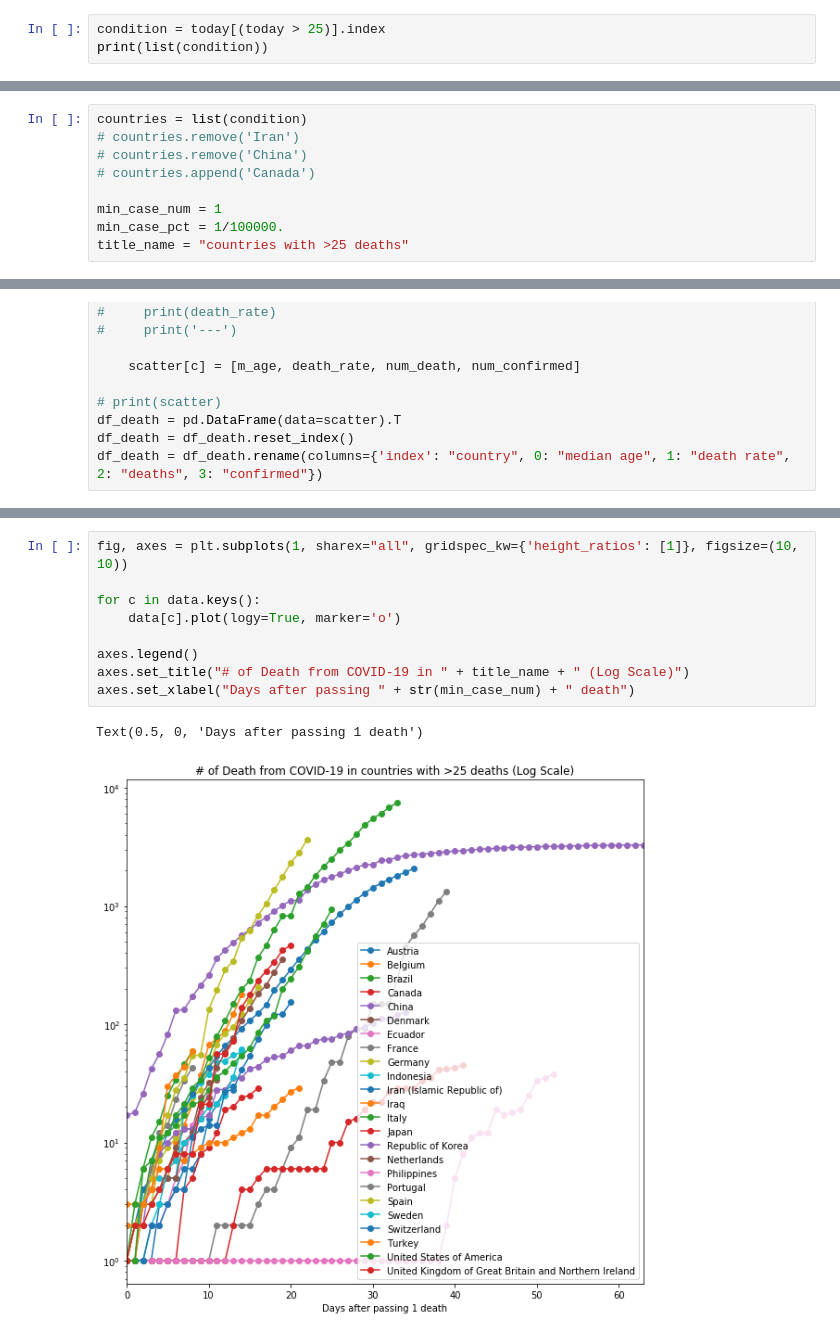
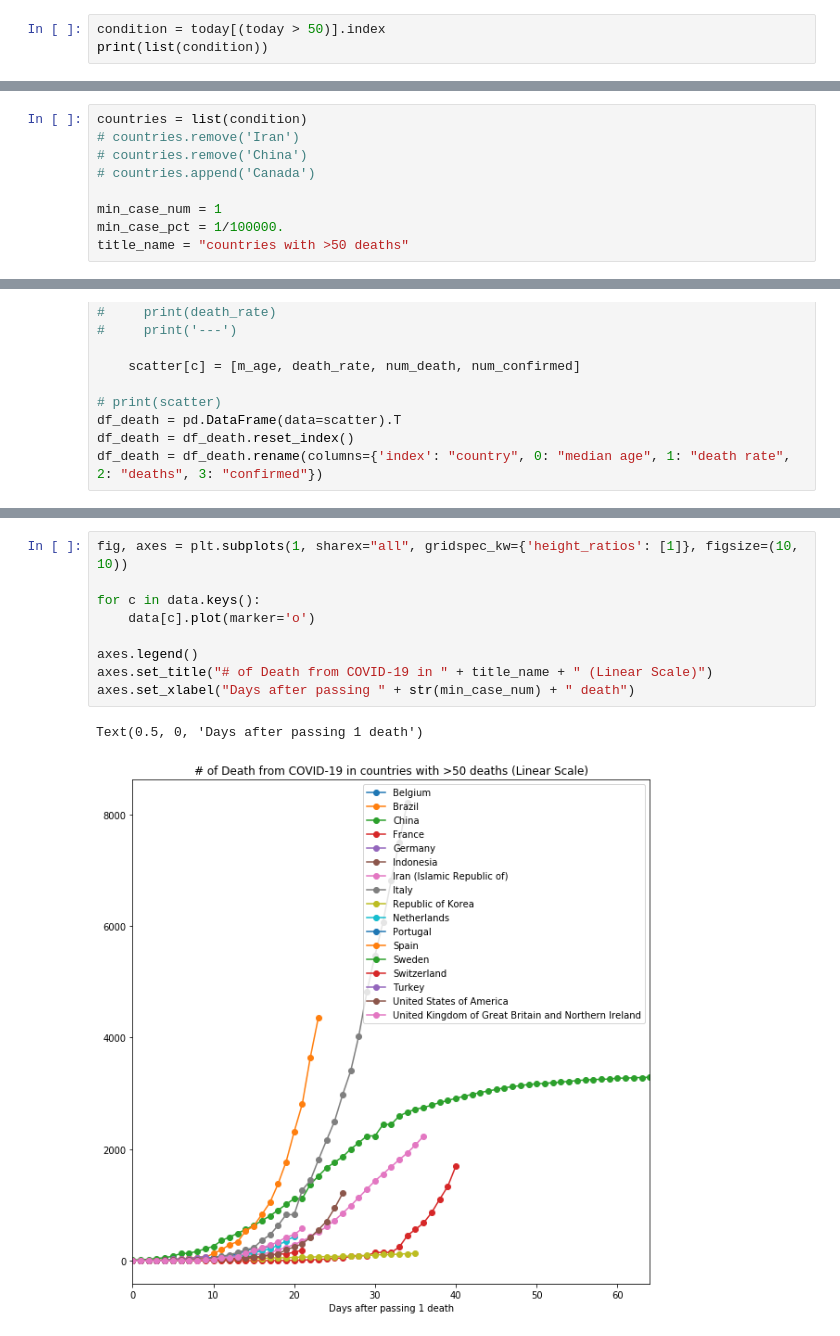
Before and after one commit to h8rry/COVID-19, a Jupyter notebook: graphs - countries with deaths.ipynb, the cells around one changed output, grey strips where cells are left out. Saved outputs shown, nothing was run; the diff lists cells and outputs as text.

```diff
--- a/graphs - countries with deaths.ipynb
+++ b/graphs - countries with deaths.ipynb
@@ -71,4 +77,4 @@ Index([], dtype='object', name='Country/Region')
 # %%
-condition = today[(today > 25)].index
+condition = today[(today > 50)].index
 print(list(condition))
 # %% [output]
@@ -81,7 +87,7 @@ countries = list(condition)
 
 min_case_num = 1
 min_case_pct = 1/100000.
-title_name = "countries with >25 deaths"
+title_name = "countries with >50 deaths"
 # %%
 data = {}
 data_original = {}
@@ -191,15 +198,15 @@ Text(0, 0.5, 'Death rate %')
 # %%
 fig, axes = plt.subplots(1, sharex="all", gridspec_kw={'height_ratios': [1]}, figsize=(10, 10))
 
 for c in data.keys():
-    data[c].plot(logy=True, marker='o')
+    data[c].plot(marker='o')
 
 axes.legend()
-axes.set_title("# of Death from COVID-19 in " + title_name + " (Log Scale)")
+axes.set_title("# of Death from COVID-19 in " + title_name + " (Linear Scale)")
 axes.set_xlabel("Days after passing " + str(min_case_num) + " death")
 # %% [output]
 Text(0.5, 0, 'Days after passing 1 death')
-[figure, old version]
+[figure, new version]
 # %%
 fig, axes = plt.subplots(len(data.keys()), figsize=(10, 20))
 
```
Also changed, not shown: parts of 5 cells of this notebook, 1 other file.
